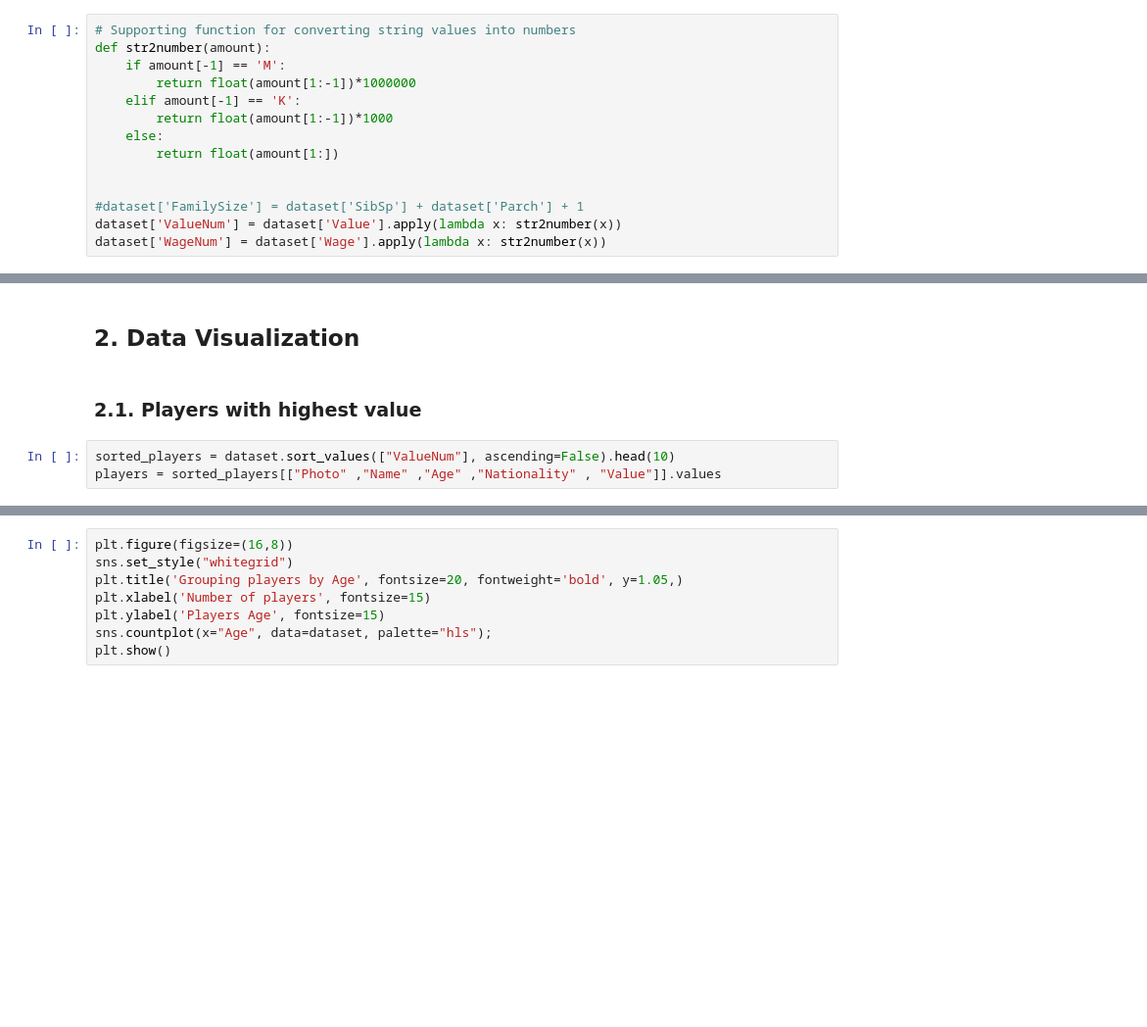
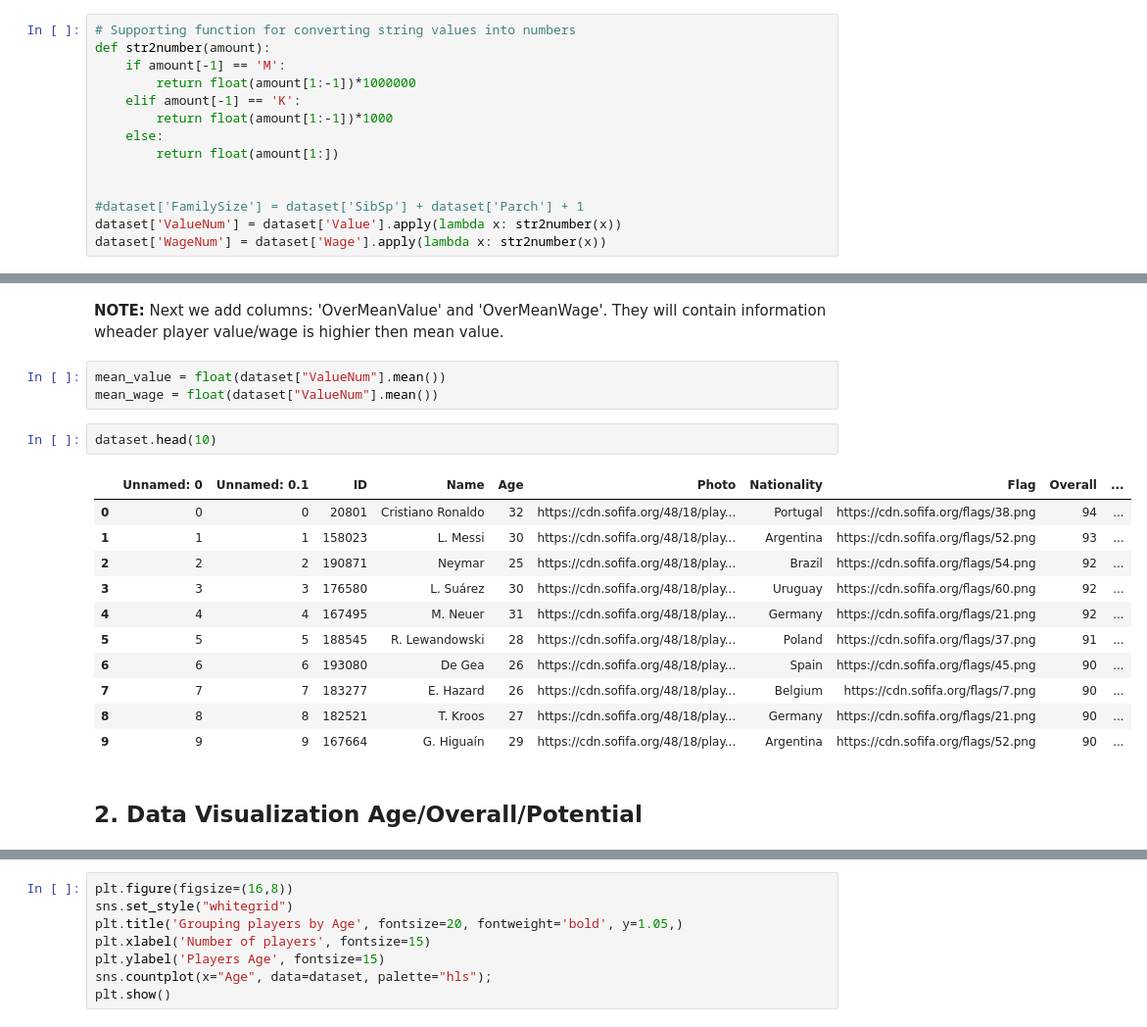
Before and after one commit to SkalskiP/ILearnMachineLearning.py, a Jupyter notebook: 0_Kaggle_projects/Talk_About_Money_FIFA_18_Data_Exploration_With_Python.ipynb, the cells around one changed output, grey strips where cells are left out. Shown: that part at 98% size. Saved outputs shown, nothing was run; the diff lists cells and outputs as text; blank space fills up the shorter version.

```diff
--- a/0_Kaggle_projects/Talk_About_Money_FIFA_18_Data_Exploration_With_Python.ipynb
+++ b/0_Kaggle_projects/Talk_About_Money_FIFA_18_Data_Exploration_With_Python.ipynb
@@ -74,7 +89,21 @@ dataset['WageNum'] = dataset['Wage'].apply(lambda x: str2number(x))
+# %% [markdown]
+<b>NOTE:</b> Next we add columns: 'OverMeanValue' and 'OverMeanWage'. They will contain information wheader player value/wage is highier then mean value.
+# %%
+mean_value = float(dataset["ValueNum"].mean())
+mean_wage = float(dataset["ValueNum"].mean())
+# %%
+dataset.head(10)
+# %% [output]
+|  | Unnamed: 0 | Unnamed: 0.1 | ID | Name | Age | Photo | Nationality | Flag | Overall | ... |
+| 0 | 0 | 0 | 20801 | Cristiano Ronaldo | 32 | https://cdn.sofifa.org/48/18/play... | Portugal | https://cdn.sofifa.org/flags/38.png | 94 | ... |
+| 1 | 1 | 1 | 158023 | L. Messi | 30 | https://cdn.sofifa.org/48/18/play... | Argentina | https://cdn.sofifa.org/flags/52.png | 93 | ... |
+| 2 | 2 | 2 | 190871 | Neymar | 25 | https://cdn.sofifa.org/48/18/play... | Brazil | https://cdn.sofifa.org/flags/54.png | 92 | ... |
+| 3 | 3 | 3 | 176580 | L. Suárez | 30 | https://cdn.sofifa.org/48/18/play... | Uruguay | https://cdn.sofifa.org/flags/60.png | 92 | ... |
+| 4 | 4 | 4 | 167495 | M. Neuer | 31 | https://cdn.sofifa.org/48/18/play... | Germany | https://cdn.sofifa.org/flags/21.png | 92 | ... |
+| 5 | 5 | 5 | 188545 | R. Lewandowski | 28 | https://cdn.sofifa.org/48/18/play... | Poland | https://cdn.sofifa.org/flags/37.png | 91 | ... |
+| 6 | 6 | 6 | 193080 | De Gea | 26 | https://cdn.sofifa.org/48/18/play... | Spain | https://cdn.sofifa.org/flags/45.png | 90 | ... |
+| 7 | 7 | 7 | 183277 | E. Hazard | 26 | https://cdn.sofifa.org/48/18/play... | Belgium | https://cdn.sofifa.org/flags/7.png | 90 | ... |
+| 8 | 8 | 8 | 182521 | T. Kroos | 27 | https://cdn.sofifa.org/48/18/play... | Germany | https://cdn.sofifa.org/flags/21.png | 90 | ... |
+| 9 | 9 | 9 | 167664 | G. Higuaín | 29 | https://cdn.sofifa.org/48/18/play... | Argentina | https://cdn.sofifa.org/flags/52.png | 90 | ... |
 # %% [markdown]
-## 2. Data Visualization
+## 2. Data Visualization Age/Overall/Potential
-# %% [markdown]
-### 2.1. Players with highest value
-# %%
-sorted_players = dataset.sort_values(["ValueNum"], ascending=False).head(10)
-players = sorted_players[["Photo" ,"Name" ,"Age" ,"Nationality" , "Value"]].values
```
Also changed, not shown: parts of 21 cells of this notebook.
